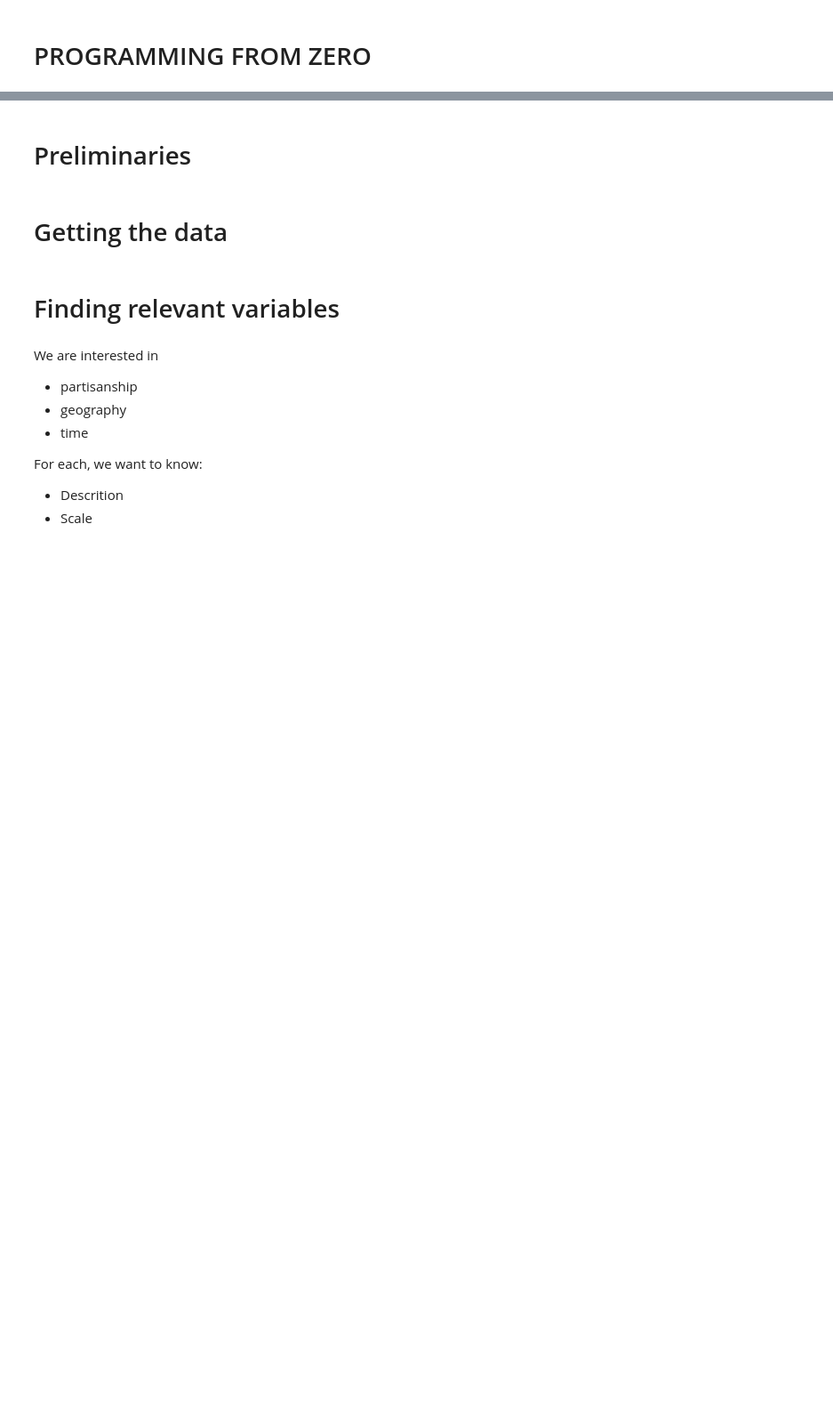
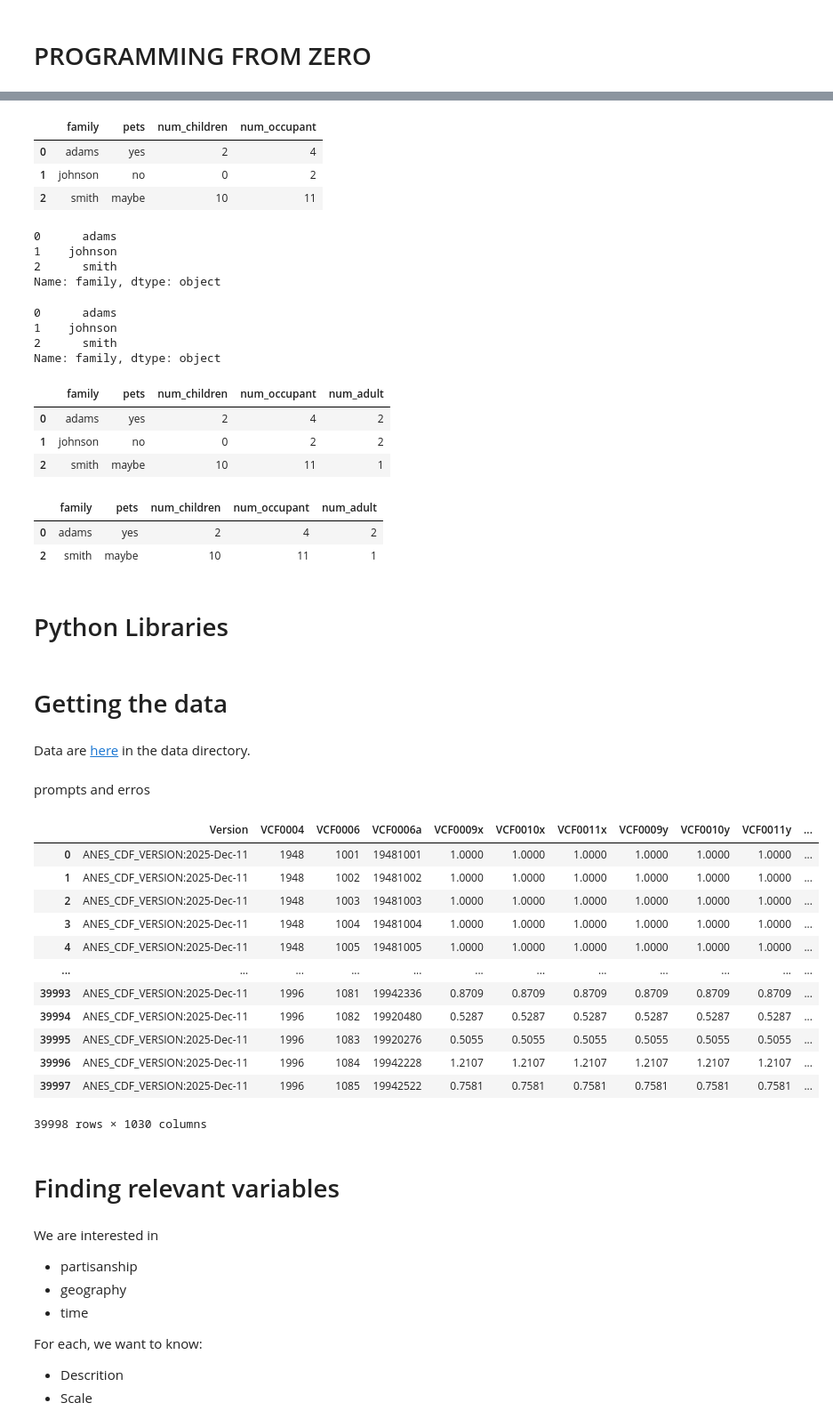
Before and after one commit to joseph-hellerstein/programming_from_zero, a Jupyter notebook: notebooks/programming_from_zero.ipynb, the cells around one changed output, grey strips where cells are left out. Shown at 89% size. Saved outputs shown, nothing was run; the diff lists cells and outputs as text; code cells hidden in the pictures; blank space fills up the shorter version.

```diff
--- a/notebooks/programming_from_zero.ipynb
+++ b/notebooks/programming_from_zero.ipynb
@@ -7,0 +79,34 @@
+# %%
+# An example
+import pandas as pd
+
+household_df = pd.DataFrame({
+    'family': ['adams', 'johnson', 'smith'],
+    'pets': ['yes', 'no', 'maybe'],
+    'num_children': [2, 0, 10],
+    'num_occupant': [4, 2, 11],
+}
+)
+household_df
+# %% [output]
+|  | family | pets | num_children | num_occupant |
+| 0 | adams | yes | 2 | 4 |
+| 1 | johnson | no | 0 | 2 |
+| 2 | smith | maybe | 10 | 11 |
+# %%
+# Names of the families
+household_df['family']
+# %% [output]
+0      adams
+1    johnson
+2      smith
+Name: family, dtype: object
+# %%
+# Can use a variable instead of a string
+family_column = 'family'
+household_df[family_column]
+# %% [output]
+0      adams
+1    johnson
+2      smith
+Name: family, dtype: object
@@ -8,3 +115,20 @@
+# %%
+# How many adjults are there in the households? Add an 'num_adult' column
+household_df['num_adult'] = household_df['num_occupant'] - household_df['num_children']
+household_df
+# %% [output]
+|  | family | pets | num_children | num_occupant | num_adult |
+| 0 | adams | yes | 2 | 4 | 2 |
+| 1 | johnson | no | 0 | 2 | 2 |
+| 2 | smith | maybe | 10 | 11 | 1 |
+# %%
+# Select the families who have children
+selector = household_df['num_children'] > 0
+household_df[selector]
+# %% [output]
+|  | family | pets | num_children | num_occupant | num_adult |
+| 0 | adams | yes | 2 | 4 | 2 |
+| 2 | smith | maybe | 10 | 11 | 1 |
 # %% [markdown]
-# Preliminaries
+# Python Libraries
 # %%
@@ -20,5 +140,28 @@ ANES_DF = pd.read_csv(ANES_PTH, low_memory=False)
 # %% [markdown]
 # Getting the data
+# %% [markdown]
+Data are [here](https://github.com/joseph-hellerstein/programming_from_zero/tree/main) in the data directory.
+# %% [markdown]
+prompts and erros
+# %%
+URL = "https://raw.githubusercontent.com/joseph-hellerstein/programming_from_zero/main/data/anes_timeseries_cdf_csv_20251211/anes_timeseries_cdf_csv_20251211.csv"
+# %%
+df = pd.read_csv(URL)
+df
+# %% [output]
+|  | Version | VCF0004 | VCF0006 | VCF0006a | VCF0009x | VCF0010x | VCF0011x | VCF0009y | VCF0010y | VCF0011y | ... |
+| 0 | ANES_CDF_VERSION:2025-Dec-11 | 1948 | 1001 | 19481001 | 1.0000 | 1.0000 | 1.0000 | 1.0000 | 1.0000 | 1.0000 | ... |
+| 1 | ANES_CDF_VERSION:2025-Dec-11 | 1948 | 1002 | 19481002 | 1.0000 | 1.0000 | 1.0000 | 1.0000 | 1.0000 | 1.0000 | ... |
+| 2 | ANES_CDF_VERSION:2025-Dec-11 | 1948 | 1003 | 19481003 | 1.0000 | 1.0000 | 1.0000 | 1.0000 | 1.0000 | 1.0000 | ... |
+| 3 | ANES_CDF_VERSION:2025-Dec-11 | 1948 | 1004 | 19481004 | 1.0000 | 1.0000 | 1.0000 | 1.0000 | 1.0000 | 1.0000 | ... |
+| 4 | ANES_CDF_VERSION:2025-Dec-11 | 1948 | 1005 | 19481005 | 1.0000 | 1.0000 | 1.0000 | 1.0000 | 1.0000 | 1.0000 | ... |
+| ... | ... | ... | ... | ... | ... | ... | ... | ... | ... | ... | ... |
+| 39993 | ANES_CDF_VERSION:2025-Dec-11 | 1996 | 1081 | 19942336 | 0.8709 | 0.8709 | 0.8709 | 0.8709 | 0.8709 | 0.8709 | ... |
+| 39994 | ANES_CDF_VERSION:2025-Dec-11 | 1996 | 1082 | 19920480 | 0.5287 | 0.5287 | 0.5287 | 0.5287 | 0.5287 | 0.5287 | ... |
+| 39995 | ANES_CDF_VERSION:2025-Dec-11 | 1996 | 1083 | 19920276 | 0.5055 | 0.5055 | 0.5055 | 0.5055 | 0.5055 | 0.5055 | ... |
+| 39996 | ANES_CDF_VERSION:2025-Dec-11 | 1996 | 1084 | 19942228 | 1.2107 | 1.2107 | 1.2107 | 1.2107 | 1.2107 | 1.2107 | ... |
+| 39997 | ANES_CDF_VERSION:2025-Dec-11 | 1996 | 1085 | 19942522 | 0.7581 | 0.7581 | 0.7581 | 0.7581 | 0.7581 | 0.7581 | ... |
+39998 rows × 1030 columns
 # %% [markdown]
 # Finding relevant variables
 # %% [markdown]
```
Also changed, not shown: parts of 20 cells of this notebook.
